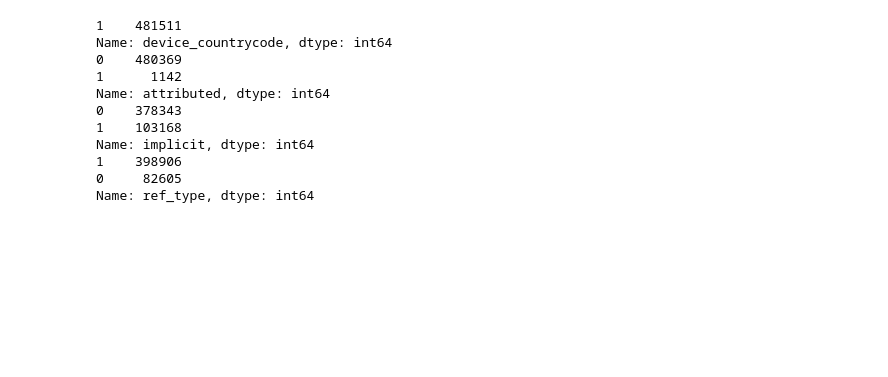
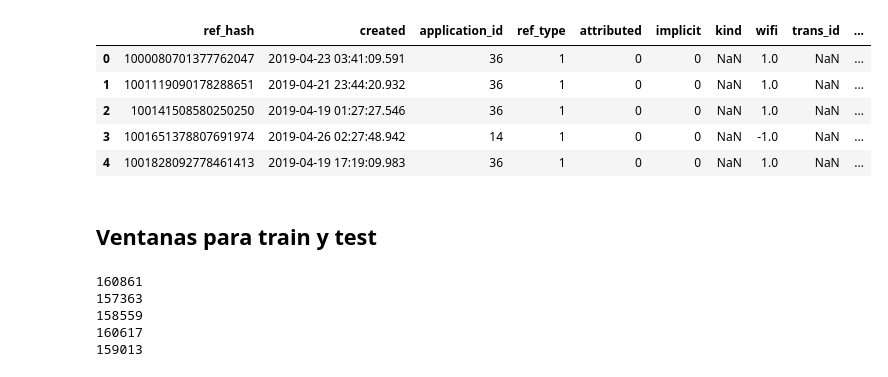
Before and after one commit to Elianagam/orgaDatosTp2, a Jupyter notebook: clean_installs.ipynb, the cells around one changed output. Cells and saved outputs as stored; diff of their text form; code cells hidden in the pictures; blank space fills up the shorter version.

```diff
--- a/clean_installs.ipynb
+++ b/clean_installs.ipynb
@@ -50,0 +18,3 @@ installs['window_5'] = installs['created'].between(w5_start, w5_end)
+# %%
+installs = installs.drop(columns=['device_language', 'ip_address', 'event_uuid', 'device_brand', \
+                         'device_model', 'click_hash'])
@@ -61,21 +122,13 @@ installs.head()
-# %%
-print(installs['device_countrycode'].value_counts())
-# print(installs['device_countrycode'].isnull().sum())
-print(installs['attributed'].value_counts())
-# print(installs['attributed'].isnull().sum())
-print(installs['implicit'].value_counts())
-# print(installs['implicit'].isnull().sum())
-print(installs['ref_type'].value_counts())
-# print(installs['ref_type'].isnull().sum())
-# %% [output]
-1    481511
-Name: device_countrycode, dtype: int64
-0    480369
-1      1142
-Name: attributed, dtype: int64
-0    378343
-1    103168
-Name: implicit, dtype: int64
-1    398906
-0     82605
-Name: ref_type, dtype: int64
+# %%
+installs_ref_hash = installs.sort_values('created').groupby('ref_hash').first().reset_index()
+installs_ref_hash.head()
+# installs_ref_hash = installs_ref_hash.drop_duplicates('ref_hash')
+# %% [output]
+|  | ref_hash | created | application_id | ref_type | attributed | implicit | kind | wifi | trans_id | ... |
+| 0 | 1000080701377762047 | 2019-04-23 03:41:09.591 | 36 | 1 | 0 | 0 | NaN | 1.0 | NaN | ... |
+| 1 | 1001119090178288651 | 2019-04-21 23:44:20.932 | 36 | 1 | 0 | 0 | NaN | 1.0 | NaN | ... |
+| 2 | 100141508580250250 | 2019-04-19 01:27:27.546 | 36 | 1 | 0 | 0 | NaN | 1.0 | NaN | ... |
+| 3 | 1001651378807691974 | 2019-04-26 02:27:48.942 | 14 | 1 | 0 | 0 | NaN | -1.0 | NaN | ... |
+| 4 | 1001828092778461413 | 2019-04-19 17:19:09.983 | 36 | 1 | 0 | 0 | NaN | 1.0 | NaN | ... |
+# %% [markdown]
+## Ventanas para train y test
@@ -81,0 +148,12 @@ Name: ref_type, dtype: int64
+# %%
+print(len(window_1))
+print(len(window_2))
+print(len(window_3))
+print(len(window_4))
+print(len(window_5))
+# %% [output]
+160861
+157363
+158559
+160617
+159013
```
Also changed, not shown: parts of 42 cells of this notebook.
